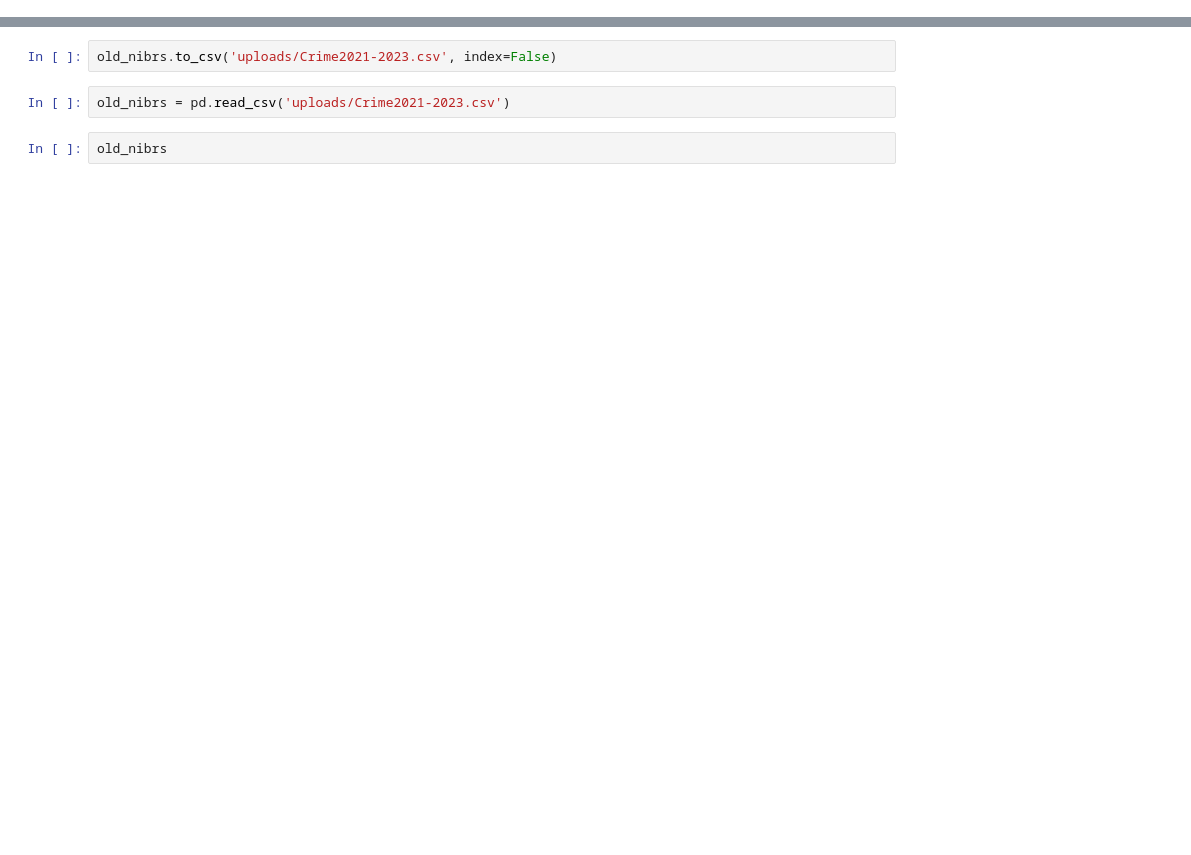
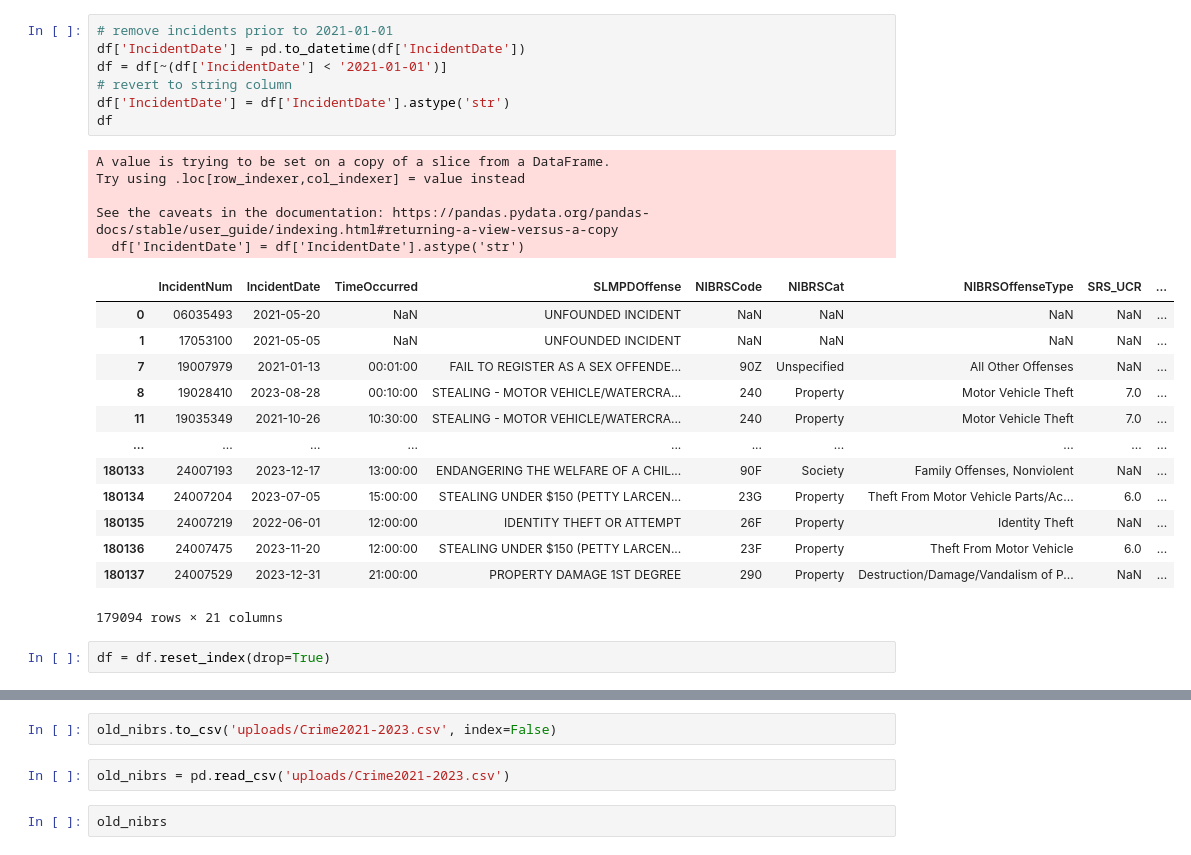
Before and after one commit to luke-lite/St.-Louis-NIBRS-Crime-Database, a Jupyter notebook: nibrs_old_cleaning.ipynb, the cells around one changed output, grey strips where cells are left out. Drawn from its saved outputs; the diff is of its cells as text; blank space fills up the shorter version.

```diff
--- a/nibrs_old_cleaning.ipynb
+++ b/nibrs_old_cleaning.ipynb
@@ -21,0 +137,28 @@ old_nibrs
+# %%
+# remove incidents prior to 2021-01-01
+df['IncidentDate'] = pd.to_datetime(df['IncidentDate'])
+df = df[~(df['IncidentDate'] < '2021-01-01')]
+# revert to string column
+df['IncidentDate'] = df['IncidentDate'].astype('str')
+df
+# %% [output]
+A value is trying to be set on a copy of a slice from a DataFrame.
+Try using .loc[row_indexer,col_indexer] = value instead
+
+See the caveats in the documentation: https://pandas.pydata.org/pandas-docs/stable/user_guide/indexing.html#returning-a-view-versus-a-copy
+  df['IncidentDate'] = df['IncidentDate'].astype('str')
+|  | IncidentNum | IncidentDate | TimeOccurred | SLMPDOffense | NIBRSCode | NIBRSCat | NIBRSOffenseType | SRS_UCR | ... |
+| 0 | 06035493 | 2021-05-20 | NaN | UNFOUNDED INCIDENT | NaN | NaN | NaN | NaN | ... |
+| 1 | 17053100 | 2021-05-05 | NaN | UNFOUNDED INCIDENT | NaN | NaN | NaN | NaN | ... |
+| 7 | 19007979 | 2021-01-13 | 00:01:00 | FAIL TO REGISTER AS A SEX OFFENDE... | 90Z | Unspecified | All Other Offenses | NaN | ... |
+| 8 | 19028410 | 2023-08-28 | 00:10:00 | STEALING - MOTOR VEHICLE/WATERCRA... | 240 | Property | Motor Vehicle Theft | 7.0 | ... |
+| 11 | 19035349 | 2021-10-26 | 10:30:00 | STEALING - MOTOR VEHICLE/WATERCRA... | 240 | Property | Motor Vehicle Theft | 7.0 | ... |
+| ... | ... | ... | ... | ... | ... | ... | ... | ... | ... |
+| 180133 | 24007193 | 2023-12-17 | 13:00:00 | ENDANGERING THE WELFARE OF A CHIL... | 90F | Society | Family Offenses, Nonviolent | NaN | ... |
+| 180134 | 24007204 | 2023-07-05 | 15:00:00 | STEALING UNDER $150 (PETTY LARCEN... | 23G | Property | Theft From Motor Vehicle Parts/Ac... | 6.0 | ... |
+| 180135 | 24007219 | 2022-06-01 | 12:00:00 | IDENTITY THEFT OR ATTEMPT | 26F | Property | Identity Theft | NaN | ... |
+| 180136 | 24007475 | 2023-11-20 | 12:00:00 | STEALING UNDER $150 (PETTY LARCEN... | 23F | Property | Theft From Motor Vehicle | 6.0 | ... |
+| 180137 | 24007529 | 2023-12-31 | 21:00:00 | PROPERTY DAMAGE 1ST DEGREE | 290 | Property | Destruction/Damage/Vandalism of P... | NaN | ... |
+179094 rows × 21 columns
+# %%
+df = df.reset_index(drop=True)
```
Also changed, not shown: parts of 13 cells of this notebook, 22 other files.
